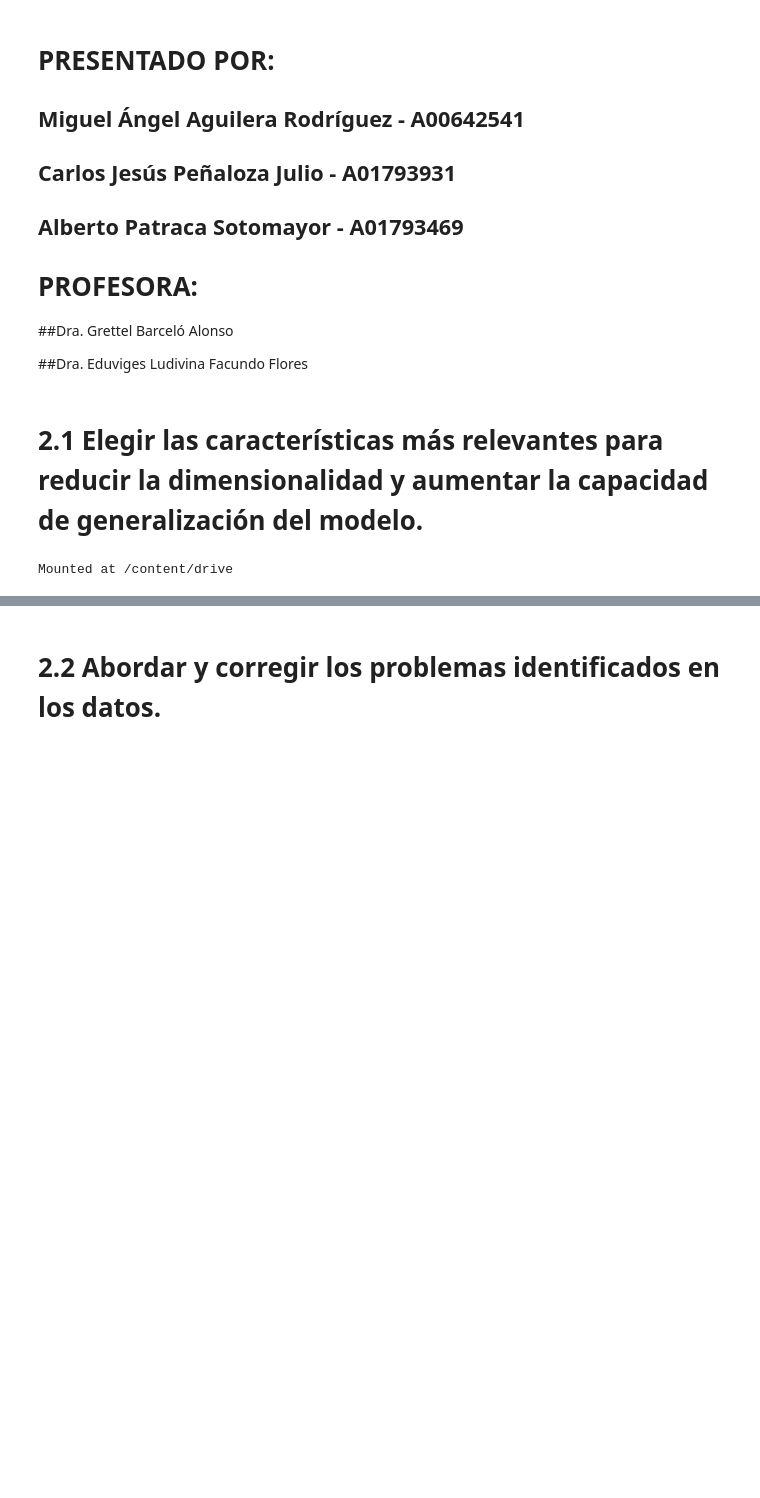
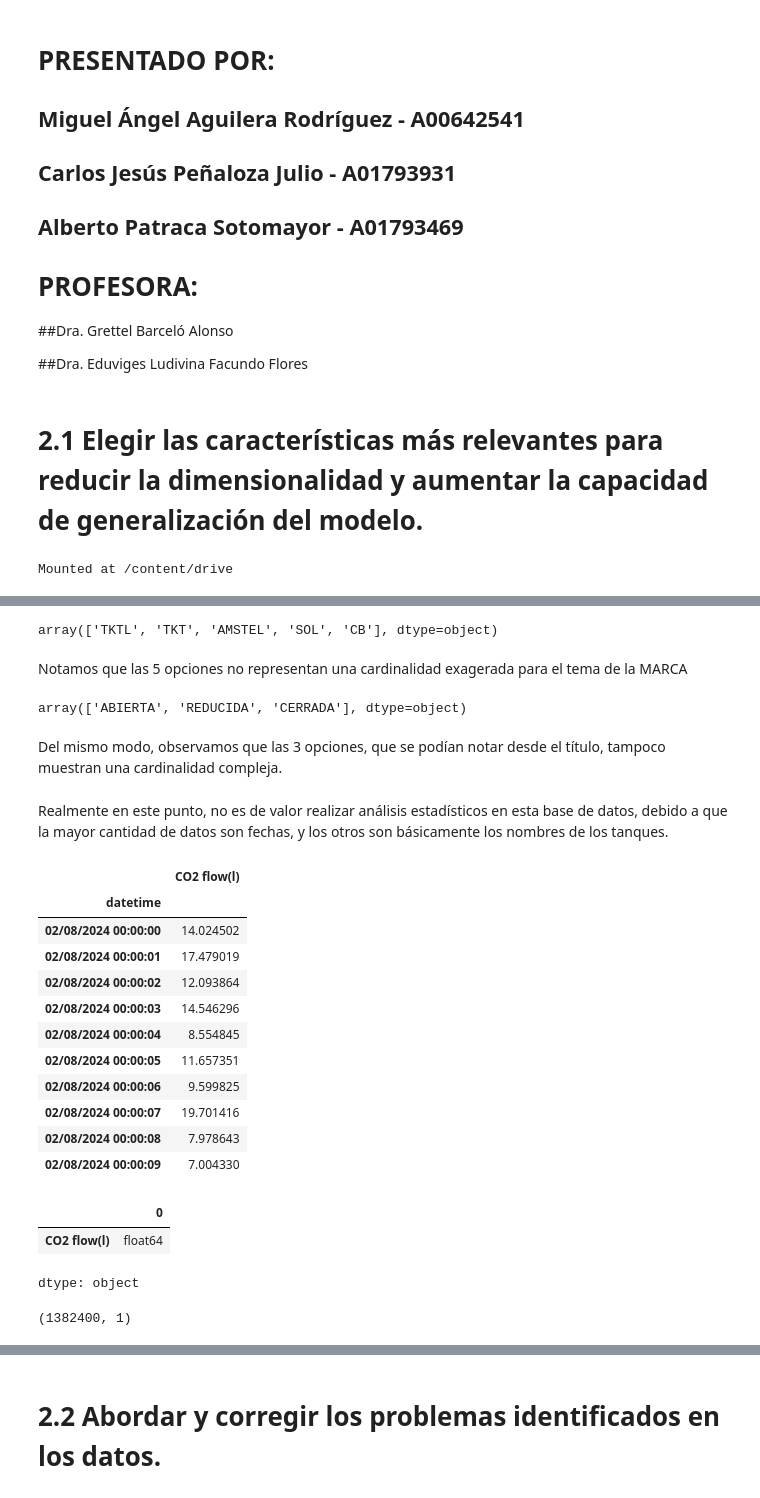
Before and after one commit to A01793469/CO2MassBalance_Equipo6, a Jupyter notebook: Avance1_Equipo6.ipynb, the cells around one changed output, grey strips where cells are left out. Saved outputs shown, nothing was run; the diff lists cells and outputs as text; code cells hidden in the pictures; blank space fills up the shorter version.

```diff
--- a/Avance1_Equipo6.ipynb
+++ b/Avance1_Equipo6.ipynb
@@ -93,0 +112,45 @@ target_df.head()
+# %%
+registers_df.MARCA.unique()
+# %% [output]
+array(['TKTL', 'TKT', 'AMSTEL', 'SOL', 'CB'], dtype=object)
+# %% [markdown]
+Notamos que las 5 opciones no representan una cardinalidad exagerada para el tema de la MARCA
+# %%
+registers_df['ABIERTA/CERRADA/REDUCIDA'].unique()
+# %% [output]
+array(['ABIERTA', 'REDUCIDA', 'CERRADA'], dtype=object)
+# %% [markdown]
+Del mismo modo, observamos que las 3 opciones, que se podían notar desde el título, tampoco muestran una cardinalidad compleja.
+# %% [markdown]
+Realmente en este punto, no es de valor realizar análisis estadísticos en esta base de datos, debido a que la mayor cantidad de datos son fechas, y los otros son básicamente los nombres de los tanques.
+# %%
+# Finalmente, leemos el archivo de los registros de flujo de CO2 en la sección de producción
+flow_name = 'co2_flow_measurements.csv'
+flow_path = os.path.join(data_folder, flow_name)
+
+flow_df = pd.read_csv(flow_path, index_col='datetime')
+flow_df.head(10)
+# %% [output]
+|  | CO2 flow(l) |
+| datetime |  |
+| 02/08/2024 00:00:00 | 14.024502 |
+| 02/08/2024 00:00:01 | 17.479019 |
+| 02/08/2024 00:00:02 | 12.093864 |
+| 02/08/2024 00:00:03 | 14.546296 |
+| 02/08/2024 00:00:04 | 8.554845 |
+| 02/08/2024 00:00:05 | 11.657351 |
+| 02/08/2024 00:00:06 | 9.599825 |
+| 02/08/2024 00:00:07 | 19.701416 |
+| 02/08/2024 00:00:08 | 7.978643 |
+| 02/08/2024 00:00:09 | 7.004330 |
+# %%
+flow_df.dtypes
+# %% [output]
+|  | 0 |
+| CO2 flow(l) | float64 |
+dtype: object
+# %%
+# Imprimimos el tamaño de este dataframe
+flow_df.shape
+# %% [output]
+(1382400, 1)
```
Also changed, not shown: parts of 27 cells of this notebook, 4 other files.
